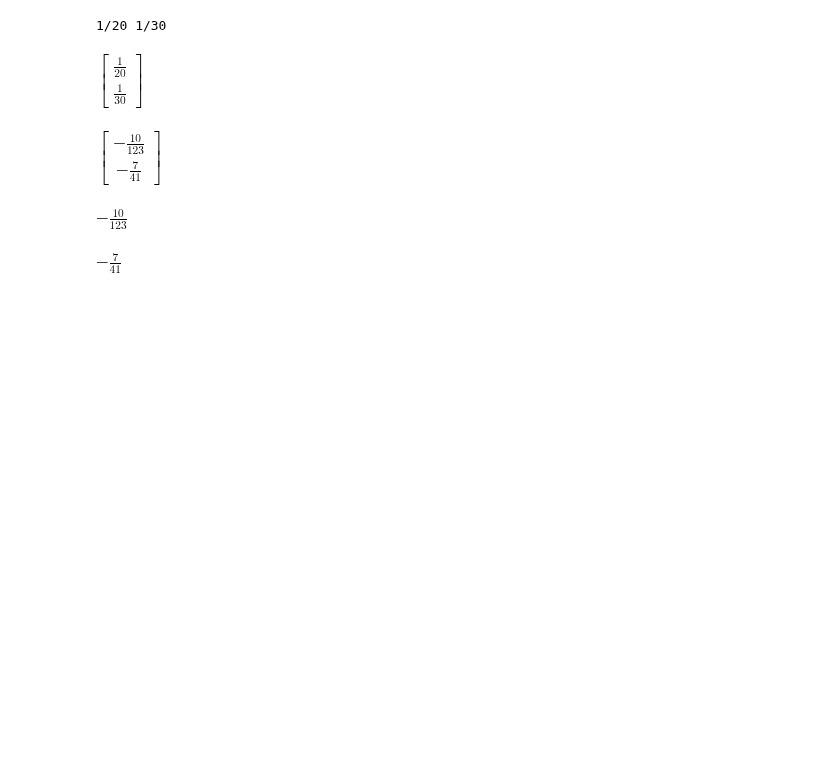
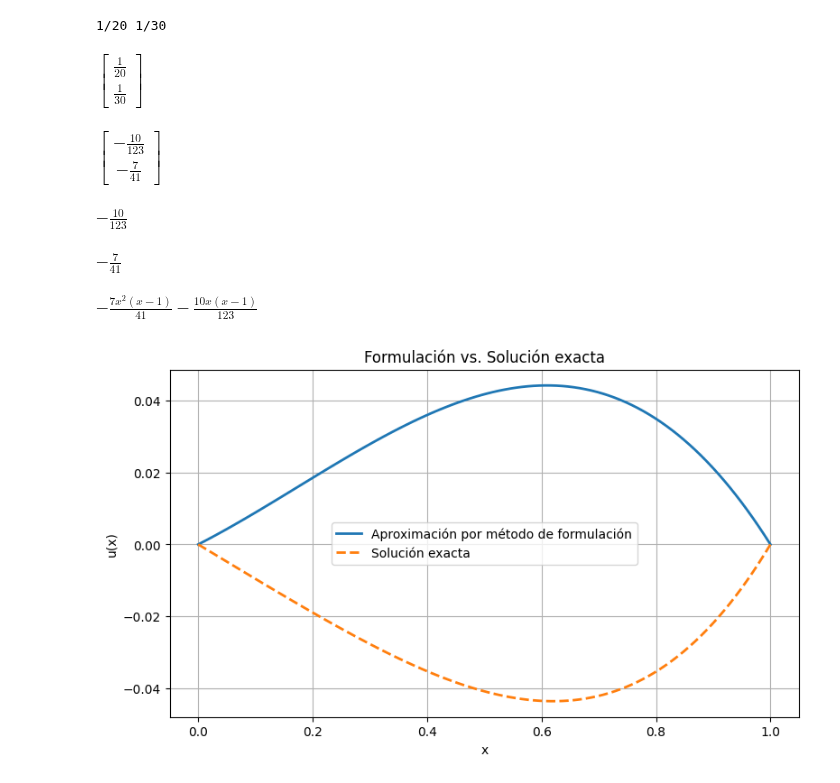
Before and after one commit to LuisManuelCatzoliSoriano/EDP-I, a Jupyter notebook: MFormulación.ipynb, the cells around one changed output. Cells and saved outputs as stored; diff of their text form; code cells hidden in the pictures; blank space fills up the shorter version.

```diff
--- a/MFormulación.ipynb
+++ b/MFormulación.ipynb
@@ -98,5 +98,28 @@ $\displaystyle - \frac{10}{123}$
 A2
 # %% [output]
 $\displaystyle - \frac{7}{41}$
+# %%
+u2=A1*x*(x-1)+A2*x**2*(x-1)
 # %%
-u2=A1
+u2
+# %% [output]
+$\displaystyle - \frac{7 x^{2} \left(x - 1\right)}{41} - \frac{10 x \left(x - 1\right)}{123}$
+# %%
+u_approx_fn = sp.lambdify(x, u2, "numpy")
+# %%
+xx=np.linspace(0,1,100)
+yy = u_num(xx)
+
+plt.figure(figsize=(9, 5))
+plt.plot(xx, u_approx_fn(xx), label="Aproximación por método de formulación", linewidth=2)
+plt.plot(xx,yy, "--", label="Solución exacta", linewidth=2)
+
+
+plt.title('Formulación vs. Solución exacta')
+plt.xlabel('x')
+plt.ylabel('u(x)')
+plt.grid(True)
+plt.legend()
+plt.show()
+# %% [output]
+[figure, added]
```
